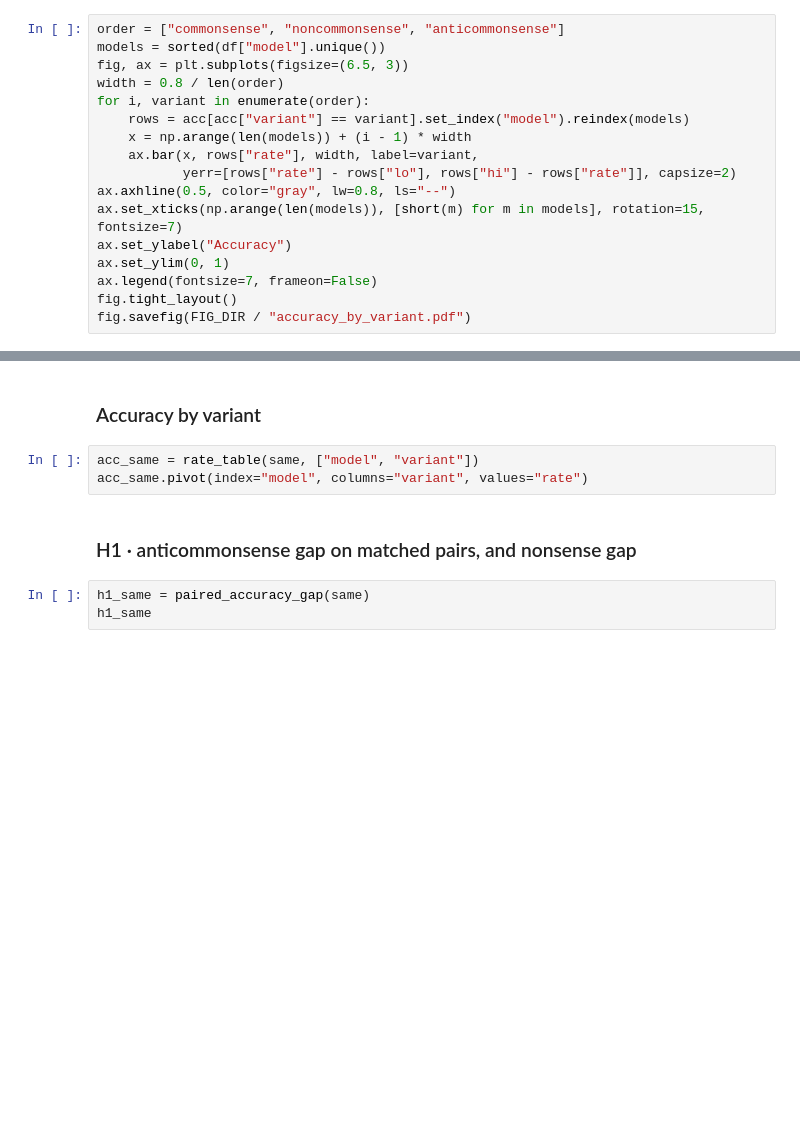
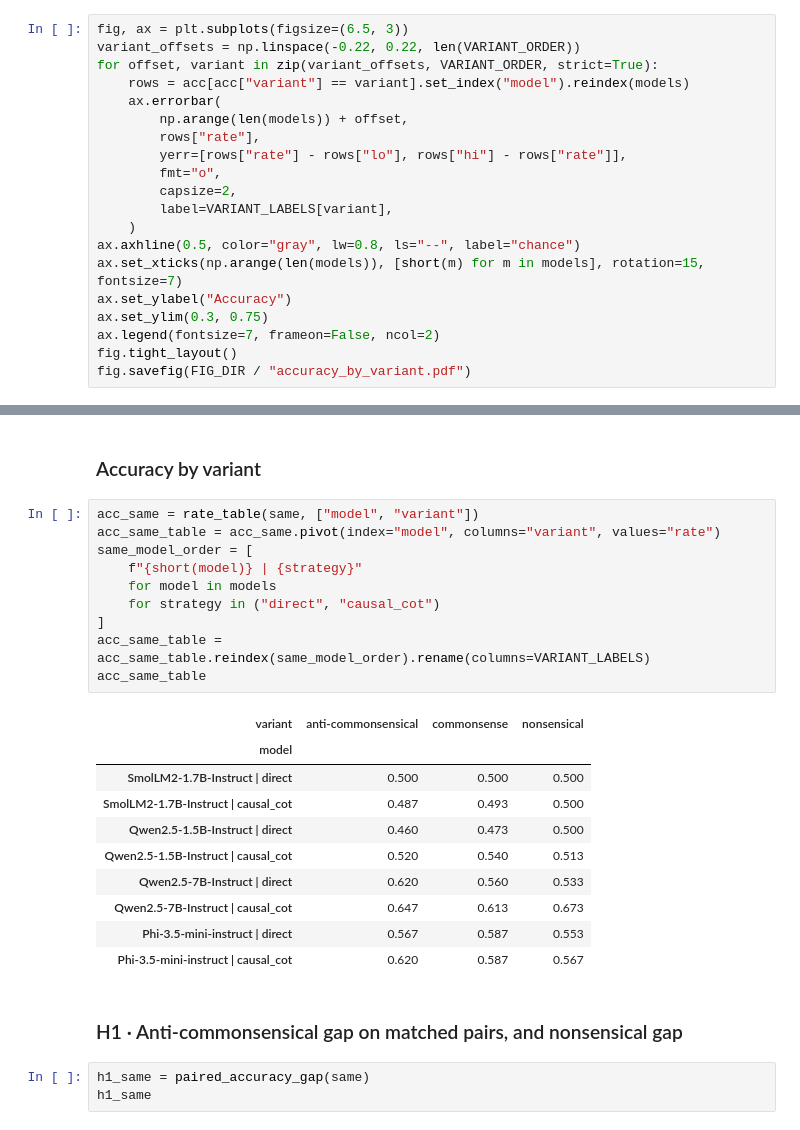
Before and after one commit to laudima/causal-evaluation, a Jupyter notebook: notebooks/03_analysis.ipynb, the cells around one changed output, grey strips where cells are left out. Cells and saved outputs as stored; diff of their text form; blank space fills up the shorter version.

```diff
--- a/notebooks/03_analysis.ipynb
+++ b/notebooks/03_analysis.ipynb
@@ -121,20 +159,23 @@ rate_table(df, ["model", "graph_id"]).pivot(index="graph_id", columns="model", v
 # %% [markdown]
 ## C · Figures and table for the paper
 # %%
-order = ["commonsense", "noncommonsense", "anticommonsense"]
-models = sorted(df["model"].unique())
 fig, ax = plt.subplots(figsize=(6.5, 3))
-width = 0.8 / len(order)
-for i, variant in enumerate(order):
+variant_offsets = np.linspace(-0.22, 0.22, len(VARIANT_ORDER))
+for offset, variant in zip(variant_offsets, VARIANT_ORDER, strict=True):
     rows = acc[acc["variant"] == variant].set_index("model").reindex(models)
-    x = np.arange(len(models)) + (i - 1) * width
-    ax.bar(x, rows["rate"], width, label=variant,
-           yerr=[rows["rate"] - rows["lo"], rows["hi"] - rows["rate"]], capsize=2)
-ax.axhline(0.5, color="gray", lw=0.8, ls="--")
+    ax.errorbar(
+        np.arange(len(models)) + offset,
+        rows["rate"],
+        yerr=[rows["rate"] - rows["lo"], rows["hi"] - rows["rate"]],
+        fmt="o",
+        capsize=2,
+        label=VARIANT_LABELS[variant],
+    )
+ax.axhline(0.5, color="gray", lw=0.8, ls="--", label="chance")
 ax.set_xticks(np.arange(len(models)), [short(m) for m in models], rotation=15, fontsize=7)
 ax.set_ylabel("Accuracy")
-ax.set_ylim(0, 1)
-ax.legend(fontsize=7, frameon=False)
+ax.set_ylim(0.3, 0.75)
+ax.legend(fontsize=7, frameon=False, ncol=2)
 fig.tight_layout()
 fig.savefig(FIG_DIR / "accuracy_by_variant.pdf")
 # %%
@@ -192,9 +255,27 @@ same.groupby("model").size()
 ### Accuracy by variant
 # %%
 acc_same = rate_table(same, ["model", "variant"])
-acc_same.pivot(index="model", columns="variant", values="rate")
+acc_same_table = acc_same.pivot(index="model", columns="variant", values="rate")
+same_model_order = [
+    f"{short(model)} | {strategy}"
+    for model in models
+    for strategy in ("direct", "causal_cot")
+]
+acc_same_table = acc_same_table.reindex(same_model_order).rename(columns=VARIANT_LABELS)
+acc_same_table
+# %% [output]
+| variant | anti-commonsensical | commonsense | nonsensical |
+| model |  |  |  |
+| SmolLM2-1.7B-Instruct | direct | 0.500 | 0.500 | 0.500 |
+| SmolLM2-1.7B-Instruct | causal_cot | 0.487 | 0.493 | 0.500 |
+| Qwen2.5-1.5B-Instruct | direct | 0.460 | 0.473 | 0.500 |
+| Qwen2.5-1.5B-Instruct | causal_cot | 0.520 | 0.540 | 0.513 |
+| Qwen2.5-7B-Instruct | direct | 0.620 | 0.560 | 0.533 |
+| Qwen2.5-7B-Instruct | causal_cot | 0.647 | 0.613 | 0.673 |
+| Phi-3.5-mini-instruct | direct | 0.567 | 0.587 | 0.553 |
+| Phi-3.5-mini-instruct | causal_cot | 0.620 | 0.587 | 0.567 |
 # %% [markdown]
-### H1 · anticommonsense gap on matched pairs, and nonsense gap
+### H1 · Anti-commonsensical gap on matched pairs, and nonsensical gap
 # %%
 h1_same = paired_accuracy_gap(same)
 h1_same
```
Also changed, not shown: parts of 11 cells of this notebook, 6 other files.
